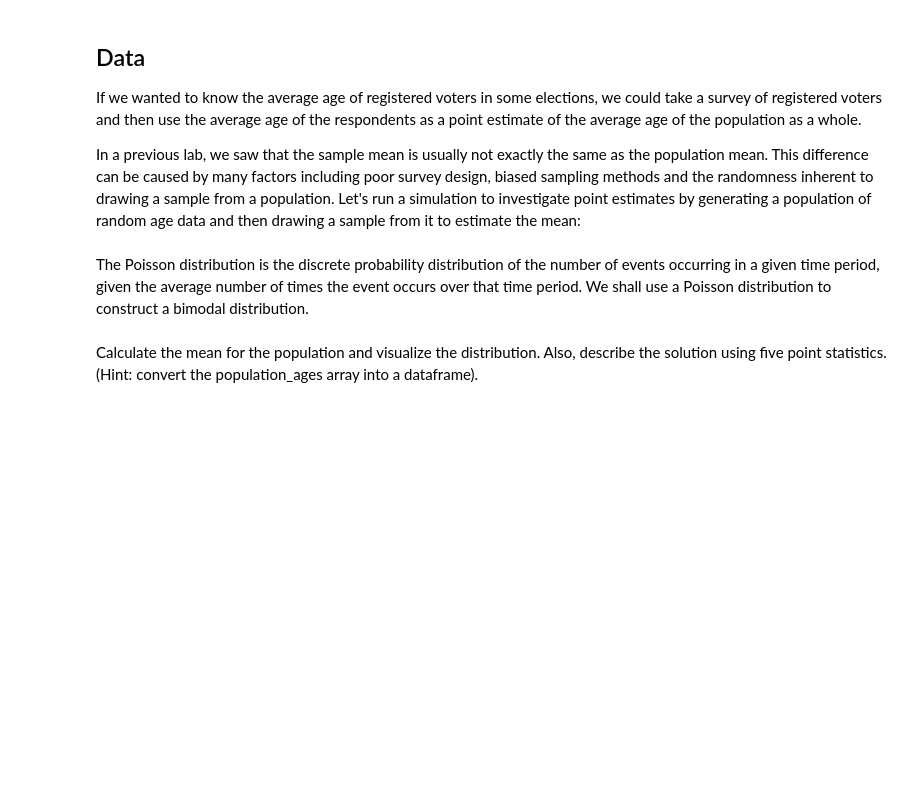
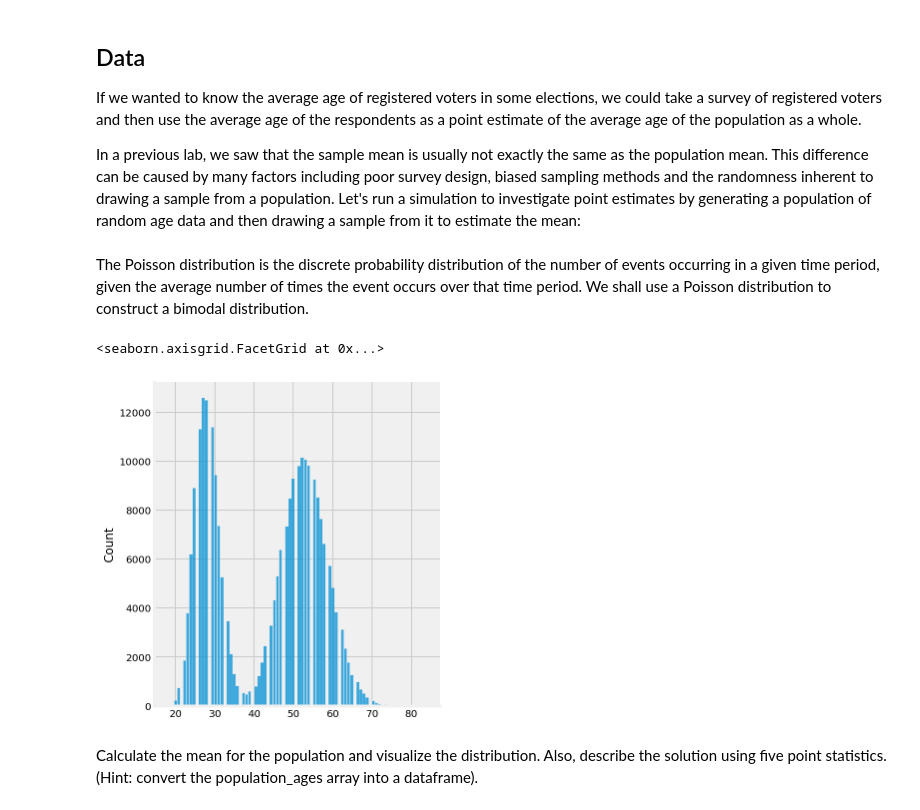
Before and after one commit to dendar/dsc-confidence-intervals-lab, a Jupyter notebook: index.ipynb, the cells around one changed output. Drawn from its saved outputs; the diff is of its cells as text; code cells hidden in the pictures; blank space fills up the shorter version.

```diff
--- a/index.ipynb
+++ b/index.ipynb
@@ -40,6 +40,11 @@ np.random.seed(15)
 population_ages1 = stats.poisson.rvs(loc=18, mu=35, size=150000)
 population_ages2 = stats.poisson.rvs(loc=18, mu=10, size=100000)
 population_ages = np.concatenate((population_ages1, population_ages2))
+# %%
+sns.displot(population_ages)
+# %% [output]
+<seaborn.axisgrid.FacetGrid at 0x...>
+[figure, added]
 # %% [markdown]
 Calculate the mean for the population and visualize the distribution. Also, describe the solution using five point statistics. (Hint: convert the population_ages array into a dataframe).
 # %%
```
Also changed, not shown: parts of 7 cells of this notebook.
